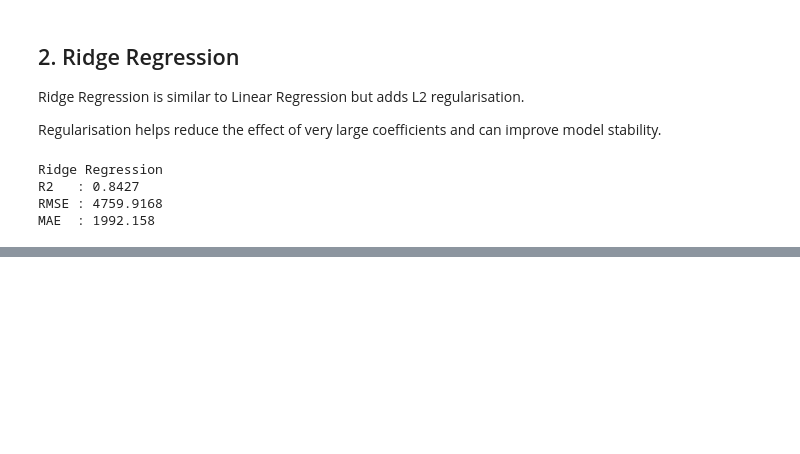
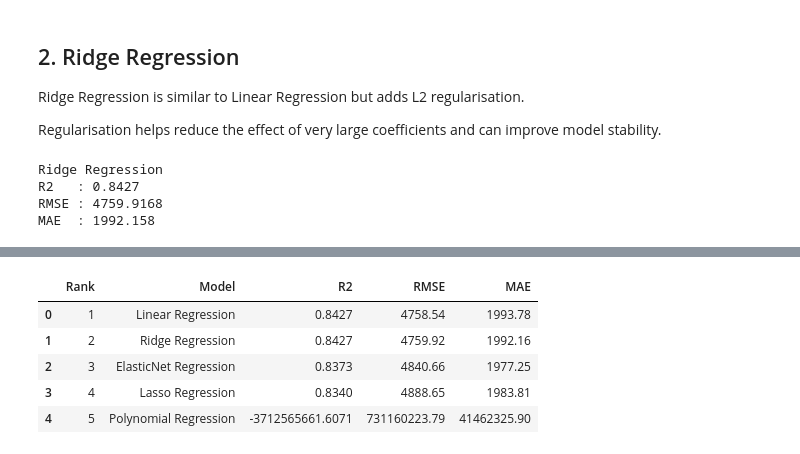
Before and after one commit to MR7star/ML-Capstone-Project, a Jupyter notebook: notebooks/regression.ipynb, the cells around one changed output, grey strips where cells are left out. Cells and saved outputs as stored; diff of their text form; code cells hidden in the pictures; blank space fills up the shorter version.

```diff
--- a/notebooks/regression.ipynb
+++ b/notebooks/regression.ipynb
@@ -999,0 +1131,61 @@ MAE  : 1992.158
+# %%
+results = [
+    {
+        "Model": "Linear Regression",
+        "R2": linear_r2,
+        "RMSE": linear_rmse,
+        "MAE": linear_mae
+    },
+    {
+        "Model": "Ridge Regression",
+        "R2": ridge_r2,
+        "RMSE": ridge_rmse,
+        "MAE": ridge_mae
+    },
+    {
+        "Model": "Lasso Regression",
+        "R2": lasso_r2,
+        "RMSE": lasso_rmse,
+        "MAE": lasso_mae
+    },
+    {
+        "Model": "ElasticNet Regression",
+        "R2": elastic_r2,
+        "RMSE": elastic_rmse,
+        "MAE": elastic_mae
+    },
+    {
+        "Model": "Polynomial Regression",
+        "R2": polynomial_r2,
+        "RMSE": polynomial_rmse,
+        "MAE": polynomial_mae
+    }
+]
+
+comparison_df = pd.DataFrame(results)
+
+comparison_df = comparison_df.sort_values(
+    by="R2",
+    ascending=False
+).reset_index(drop=True)
+
+comparison_df.insert(
+    0,
+    "Rank",
+    range(1, len(comparison_df) + 1)
+)
+
+display(
+    comparison_df.style.format({
+        "R2": "{:.4f}",
+        "RMSE": "{:.2f}",
+        "MAE": "{:.2f}"
+    })
+)
+# %% [output]
+|  | Rank | Model | R2 | RMSE | MAE |
+| 0 | 1 | Linear Regression | 0.8427 | 4758.54 | 1993.78 |
+| 1 | 2 | Ridge Regression | 0.8427 | 4759.92 | 1992.16 |
+| 2 | 3 | ElasticNet Regression | 0.8373 | 4840.66 | 1977.25 |
+| 3 | 4 | Lasso Regression | 0.8340 | 4888.65 | 1983.81 |
+| 4 | 5 | Polynomial Regression | -3712565661.6071 | 731160223.79 | 41462325.90 |
```
Also changed, not shown: parts of 9 cells of this notebook.
